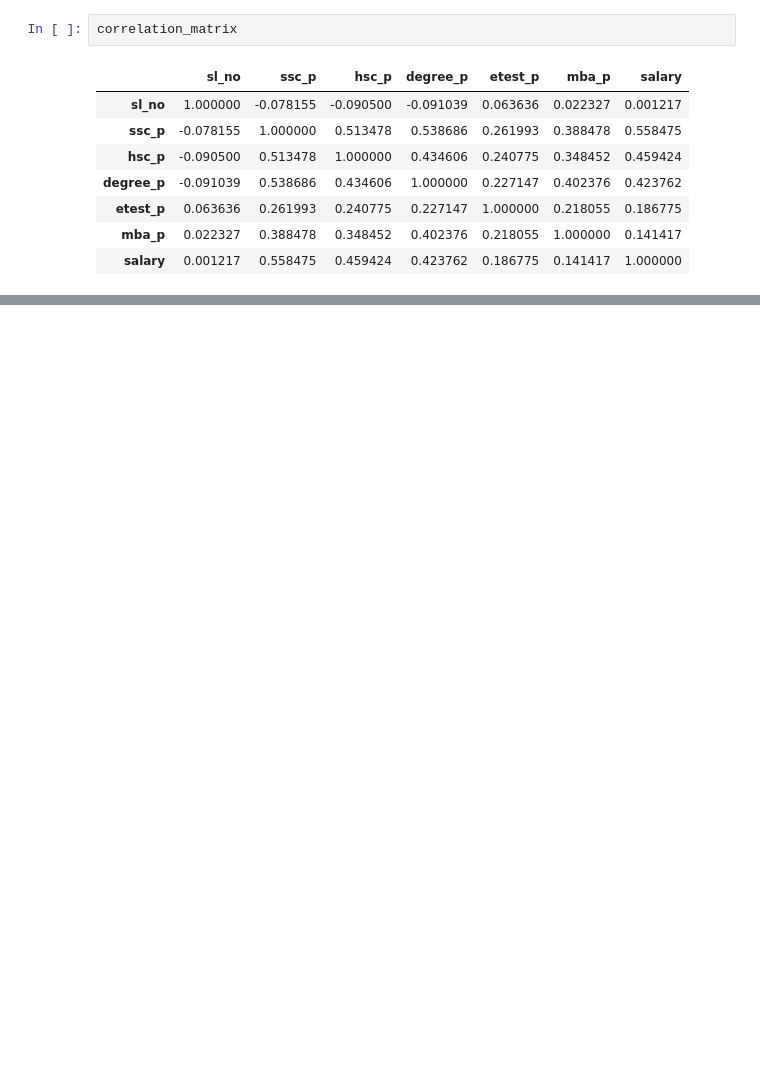
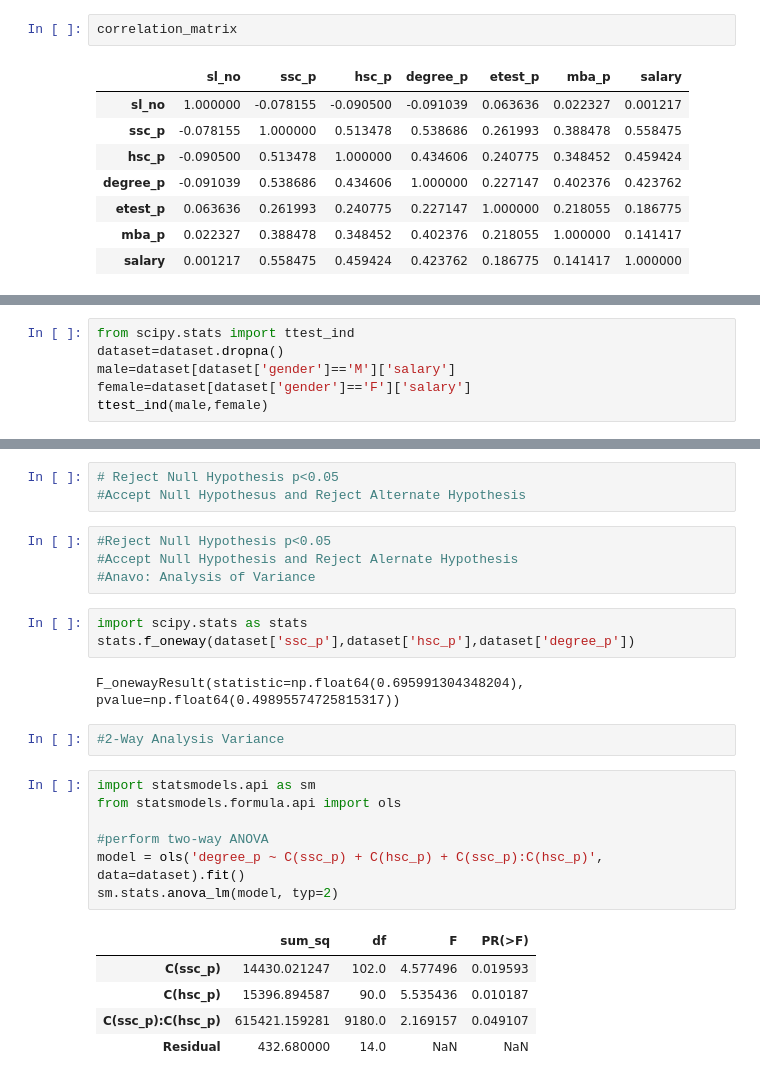
Before and after one commit to Bhavani148/Datascience, a Jupyter notebook: Week-6-DataScience-Bivariate/Bivariate.ipynb, the cells around one changed output, grey strips where cells are left out. Drawn from its saved outputs; the diff is of its cells as text; blank space fills up the shorter version.

```diff
--- a/Week-6-DataScience-Bivariate/Bivariate.ipynb
+++ b/Week-6-DataScience-Bivariate/Bivariate.ipynb
@@ -115,0 +143,6 @@ correlation_matrix
+# %%
+from scipy.stats import ttest_ind
+dataset=dataset.dropna()
+male=dataset[dataset['gender']=='M']['salary']
+female=dataset[dataset['gender']=='F']['salary']
+ttest_ind(male,female)
@@ -115,0 +176,27 @@ correlation_matrix
+# %%
+# Reject Null Hypothesis p<0.05
+#Accept Null Hypothesus and Reject Alternate Hypothesis
+# %%
+#Reject Null Hypothesis p<0.05
+#Accept Null Hypothesis and Reject Alernate Hypothesis
+#Anavo: Analysis of Variance
+# %%
+import scipy.stats as stats
+stats.f_oneway(dataset['ssc_p'],dataset['hsc_p'],dataset['degree_p'])
+# %% [output]
+F_onewayResult(statistic=np.float64(0.695991304348204), pvalue=np.float64(0.49895574725815317))
+# %%
+#2-Way Analysis Variance
+# %%
+import statsmodels.api as sm
+from statsmodels.formula.api import ols
+
+#perform two-way ANOVA
+model = ols('degree_p ~ C(ssc_p) + C(hsc_p) + C(ssc_p):C(hsc_p)', data=dataset).fit()
+sm.stats.anova_lm(model, typ=2)
+# %% [output]
+|  | sum_sq | df | F | PR(>F) |
+| C(ssc_p) | 14430.021247 | 102.0 | 4.577496 | 0.019593 |
+| C(hsc_p) | 15396.894587 | 90.0 | 5.535436 | 0.010187 |
+| C(ssc_p):C(hsc_p) | 615421.159281 | 9180.0 | 2.169157 | 0.049107 |
+| Residual | 432.680000 | 14.0 | NaN | NaN |
```
Also changed, not shown: parts of 12 cells of this notebook.
